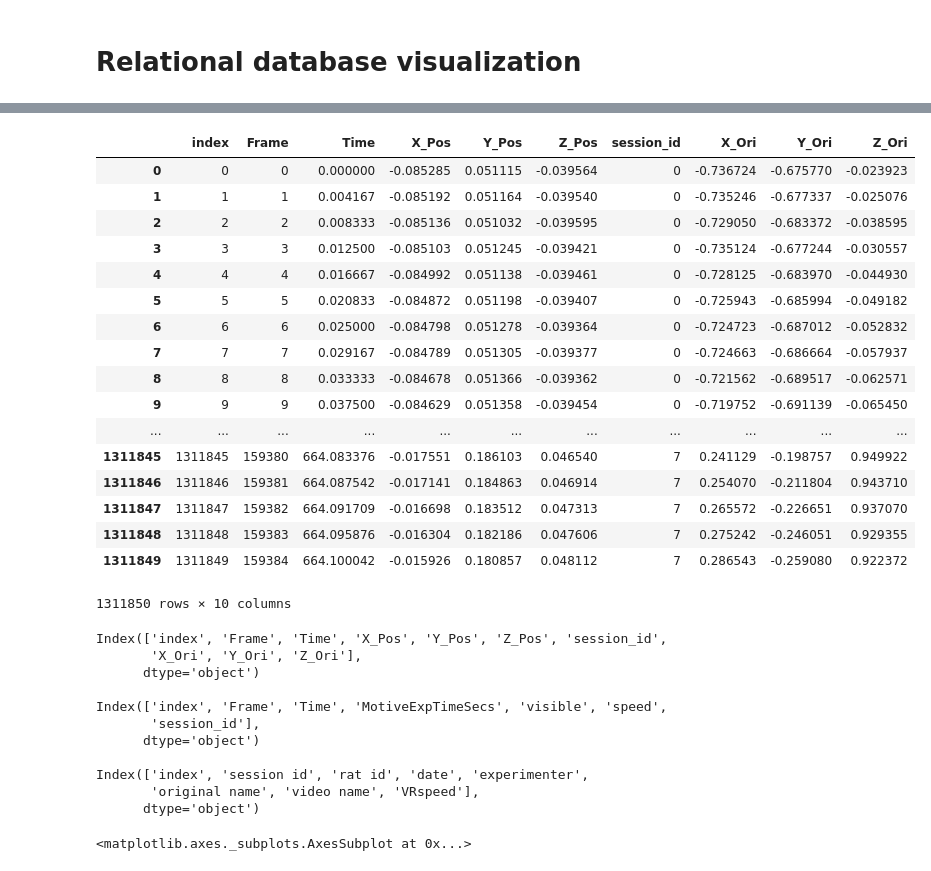
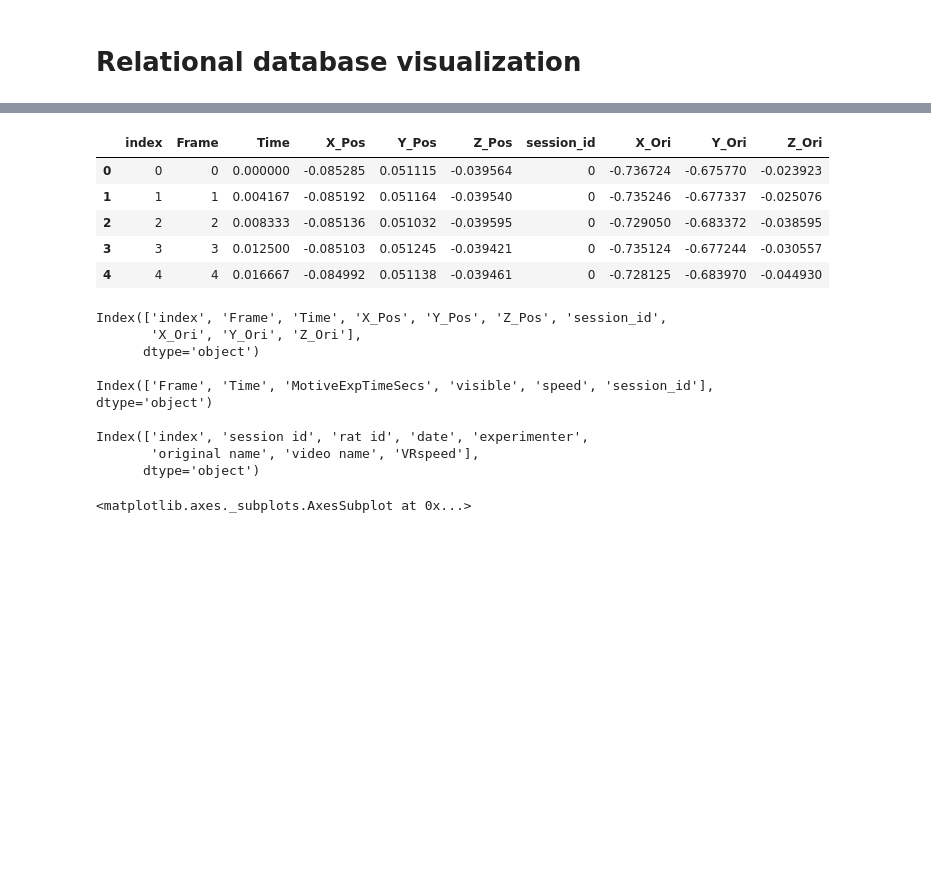
Before and after one commit to alTeska/VR_Acuity, a Jupyter notebook: notebooks/VisualDatabase.ipynb, the cells around one changed output, grey strips where cells are left out. Saved outputs shown, nothing was run; the diff lists cells and outputs as text; code cells hidden in the pictures; blank space fills up the shorter version.

```diff
--- a/notebooks/VisualDatabase.ipynb
+++ b/notebooks/VisualDatabase.ipynb
@@ -13,7 +13,7 @@ sns.set(color_codes=True)
 
 path = '../datasets/'
 
-dfrat     = pd.read_hdf(path+'relationaDatabase.h5', 'Rat_Behavior')
-dfevent   = pd.read_hdf(path+'relationaDatabase.h5', 'Events')
-dfsession = pd.read_hdf(path+'relationaDatabase.h5', 'Sessions')
+dfrat     = pd.read_hdf(path+'relationalDatabase.h5', 'Rat_Behavior')
+dfevent   = pd.read_hdf(path+'relationalDatabase.h5', 'Events')
+dfsession = pd.read_hdf(path+'relationalDatabase.h5', 'Sessions')
 # %%
@@ -52,24 +37,12 @@ dfevent
 # %%
-dfrat
+dfrat.head()
 # %% [output]
 |  | index | Frame | Time | X_Pos | Y_Pos | Z_Pos | session_id | X_Ori | Y_Ori | Z_Ori |
 | 0 | 0 | 0 | 0.000000 | -0.085285 | 0.051115 | -0.039564 | 0 | -0.736724 | -0.675770 | -0.023923 |
 | 1 | 1 | 1 | 0.004167 | -0.085192 | 0.051164 | -0.039540 | 0 | -0.735246 | -0.677337 | -0.025076 |
 | 2 | 2 | 2 | 0.008333 | -0.085136 | 0.051032 | -0.039595 | 0 | -0.729050 | -0.683372 | -0.038595 |
 | 3 | 3 | 3 | 0.012500 | -0.085103 | 0.051245 | -0.039421 | 0 | -0.735124 | -0.677244 | -0.030557 |
 | 4 | 4 | 4 | 0.016667 | -0.084992 | 0.051138 | -0.039461 | 0 | -0.728125 | -0.683970 | -0.044930 |
-| 5 | 5 | 5 | 0.020833 | -0.084872 | 0.051198 | -0.039407 | 0 | -0.725943 | -0.685994 | -0.049182 |
-| 6 | 6 | 6 | 0.025000 | -0.084798 | 0.051278 | -0.039364 | 0 | -0.724723 | -0.687012 | -0.052832 |
-| 7 | 7 | 7 | 0.029167 | -0.084789 | 0.051305 | -0.039377 | 0 | -0.724663 | -0.686664 | -0.057937 |
-| 8 | 8 | 8 | 0.033333 | -0.084678 | 0.051366 | -0.039362 | 0 | -0.721562 | -0.689517 | -0.062571 |
-| 9 | 9 | 9 | 0.037500 | -0.084629 | 0.051358 | -0.039454 | 0 | -0.719752 | -0.691139 | -0.065450 |
-| ... | ... | ... | ... | ... | ... | ... | ... | ... | ... | ... |
-| 1311845 | 1311845 | 159380 | 664.083376 | -0.017551 | 0.186103 | 0.046540 | 7 | 0.241129 | -0.198757 | 0.949922 |
-| 1311846 | 1311846 | 159381 | 664.087542 | -0.017141 | 0.184863 | 0.046914 | 7 | 0.254070 | -0.211804 | 0.943710 |
-| 1311847 | 1311847 | 159382 | 664.091709 | -0.016698 | 0.183512 | 0.047313 | 7 | 0.265572 | -0.226651 | 0.937070 |
-| 1311848 | 1311848 | 159383 | 664.095876 | -0.016304 | 0.182186 | 0.047606 | 7 | 0.275242 | -0.246051 | 0.929355 |
-| 1311849 | 1311849 | 159384 | 664.100042 | -0.015926 | 0.180857 | 0.048112 | 7 | 0.286543 | -0.259080 | 0.922372 |
-1311850 rows × 10 columns
 # %%
 print(dfrat.keys(), '\n')
 print(dfevent.keys(), '\n')
@@ -79,9 +52,7 @@ Index(['index', 'Frame', 'Time', 'X_Pos', 'Y_Pos', 'Z_Pos', 'session_id',
        'X_Ori', 'Y_Ori', 'Z_Ori'],
       dtype='object')
 
-Index(['index', 'Frame', 'Time', 'MotiveExpTimeSecs', 'visible', 'speed',
-       'session_id'],
-      dtype='object')
+Index(['Frame', 'Time', 'MotiveExpTimeSecs', 'visible', 'speed', 'session_id'], dtype='object')
 
 Index(['index', 'session id', 'rat id', 'date', 'experimenter',
        'original name', 'video name', 'VRspeed'],
```
Also changed, not shown: parts of 9 cells of this notebook, 1 other file.
